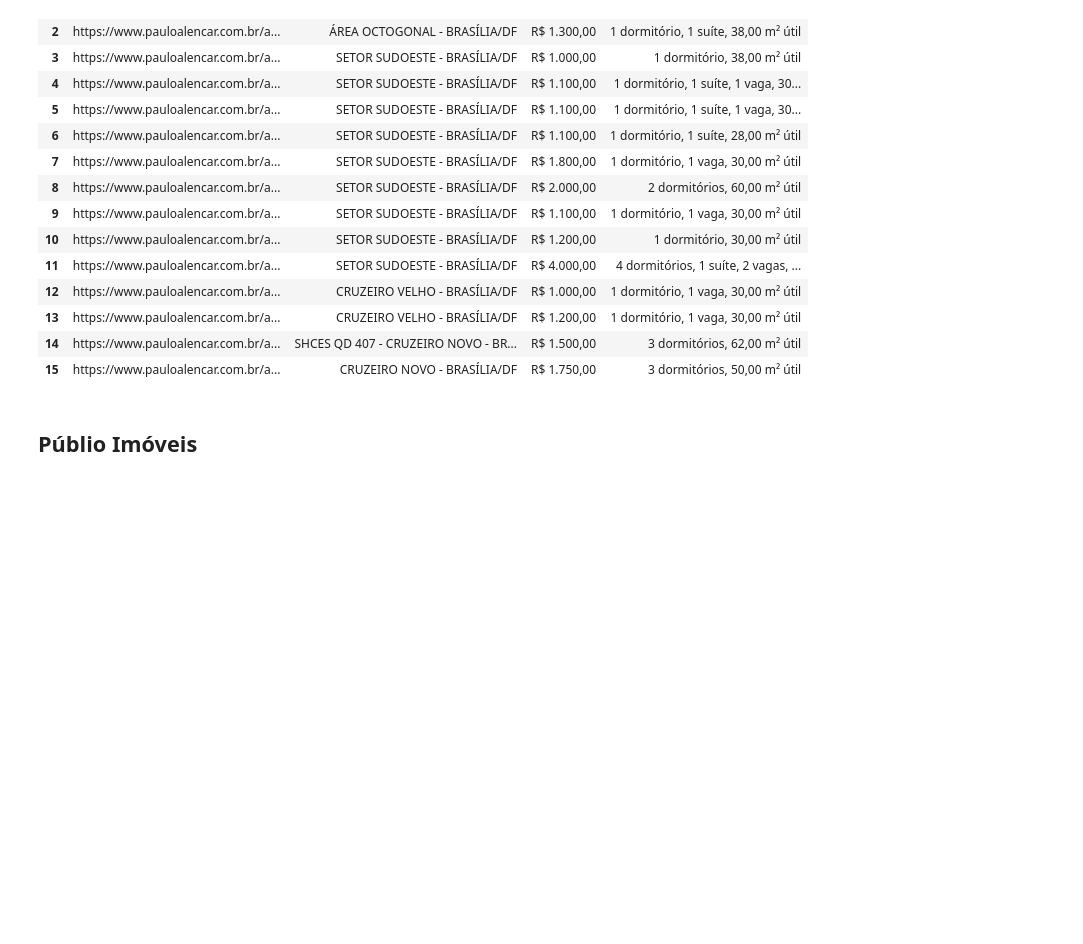
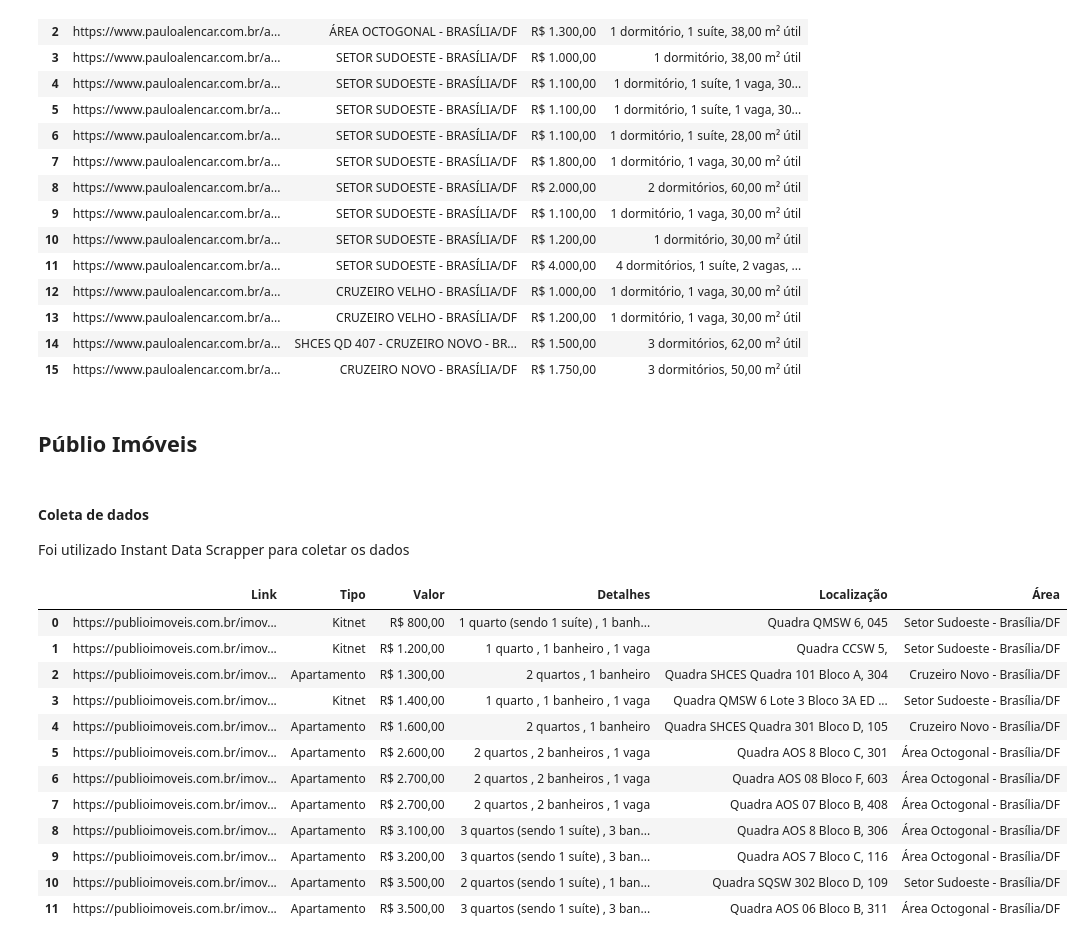
Before and after one commit to pedro-cella/Automacao_Imobiliaria, a Jupyter notebook: Busca_Imoveis.ipynb, the cells around one changed output. Cells and saved outputs as stored; diff of their text form; code cells hidden in the pictures; blank space fills up the shorter version.

```diff
--- a/Busca_Imoveis.ipynb
+++ b/Busca_Imoveis.ipynb
@@ -245,3 +245,25 @@ df_Paulo_Alencar
 df_Paulo_Alencar.to_excel('imoveis_paulo_alencar.xlsx', index=False)
 # %% [markdown]
 ## Públio Imóveis
+# %% [markdown]
+#### Coleta de dados
+Foi utilizado Instant Data Scrapper para coletar os dados
+# %%
+df_Publio_Imoveis = pd.read_excel('publioimoveis.xlsx')
+df_Publio_Imoveis['Descrições'] = df_Publio_Imoveis['Descrições'].str.replace('|', ',')
+df_Publio_Imoveis = df_Publio_Imoveis.rename(columns = {'Descrições': 'Detalhes'}, inplace = False)
+df_Publio_Imoveis
+# %% [output]
+|  | Link | Tipo | Valor | Detalhes | Localização | Área |
+| 0 | https://publioimoveis.com.br/imov... | Kitnet | R$ 800,00 | 1 quarto (sendo 1 suíte) , 1 banh... | Quadra QMSW 6, 045 | Setor Sudoeste - Brasília/DF |
+| 1 | https://publioimoveis.com.br/imov... | Kitnet | R$ 1.200,00 | 1 quarto , 1 banheiro , 1 vaga | Quadra CCSW 5, | Setor Sudoeste - Brasília/DF |
+| 2 | https://publioimoveis.com.br/imov... | Apartamento | R$ 1.300,00 | 2 quartos , 1 banheiro | Quadra SHCES Quadra 101 Bloco A, 304 | Cruzeiro Novo - Brasília/DF |
+| 3 | https://publioimoveis.com.br/imov... | Kitnet | R$ 1.400,00 | 1 quarto , 1 banheiro , 1 vaga | Quadra QMSW 6 Lote 3 Bloco 3A ED ... | Setor Sudoeste - Brasília/DF |
+| 4 | https://publioimoveis.com.br/imov... | Apartamento | R$ 1.600,00 | 2 quartos , 1 banheiro | Quadra SHCES Quadra 301 Bloco D, 105 | Cruzeiro Novo - Brasília/DF |
+| 5 | https://publioimoveis.com.br/imov... | Apartamento | R$ 2.600,00 | 2 quartos , 2 banheiros , 1 vaga | Quadra AOS 8 Bloco C, 301 | Área Octogonal - Brasília/DF |
+| 6 | https://publioimoveis.com.br/imov... | Apartamento | R$ 2.700,00 | 2 quartos , 2 banheiros , 1 vaga | Quadra AOS 08 Bloco F, 603 | Área Octogonal - Brasília/DF |
+| 7 | https://publioimoveis.com.br/imov... | Apartamento | R$ 2.700,00 | 2 quartos , 2 banheiros , 1 vaga | Quadra AOS 07 Bloco B, 408 | Área Octogonal - Brasília/DF |
+| 8 | https://publioimoveis.com.br/imov... | Apartamento | R$ 3.100,00 | 3 quartos (sendo 1 suíte) , 3 ban... | Quadra AOS 8 Bloco B, 306 | Área Octogonal - Brasília/DF |
+| 9 | https://publioimoveis.com.br/imov... | Apartamento | R$ 3.200,00 | 3 quartos (sendo 1 suíte) , 3 ban... | Quadra AOS 7 Bloco C, 116 | Área Octogonal - Brasília/DF |
+| 10 | https://publioimoveis.com.br/imov... | Apartamento | R$ 3.500,00 | 2 quartos (sendo 1 suíte) , 1 ban... | Quadra SQSW 302 Bloco D, 109 | Setor Sudoeste - Brasília/DF |
+| 11 | https://publioimoveis.com.br/imov... | Apartamento | R$ 3.500,00 | 3 quartos (sendo 1 suíte) , 3 ban... | Quadra AOS 06 Bloco B, 311 | Área Octogonal - Brasília/DF |
```
Also changed, not shown: parts of 11 cells of this notebook, 3 other files.
